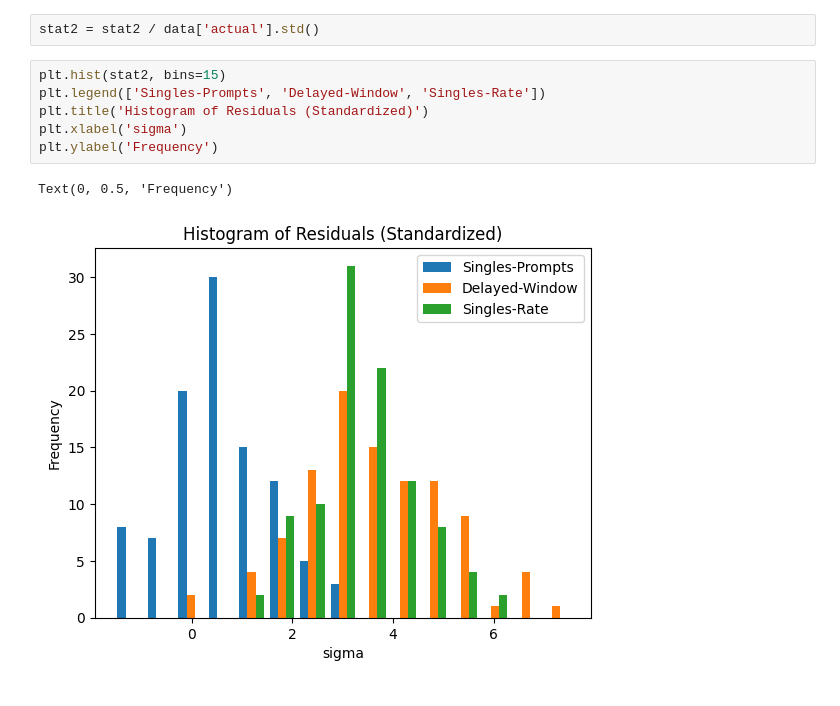
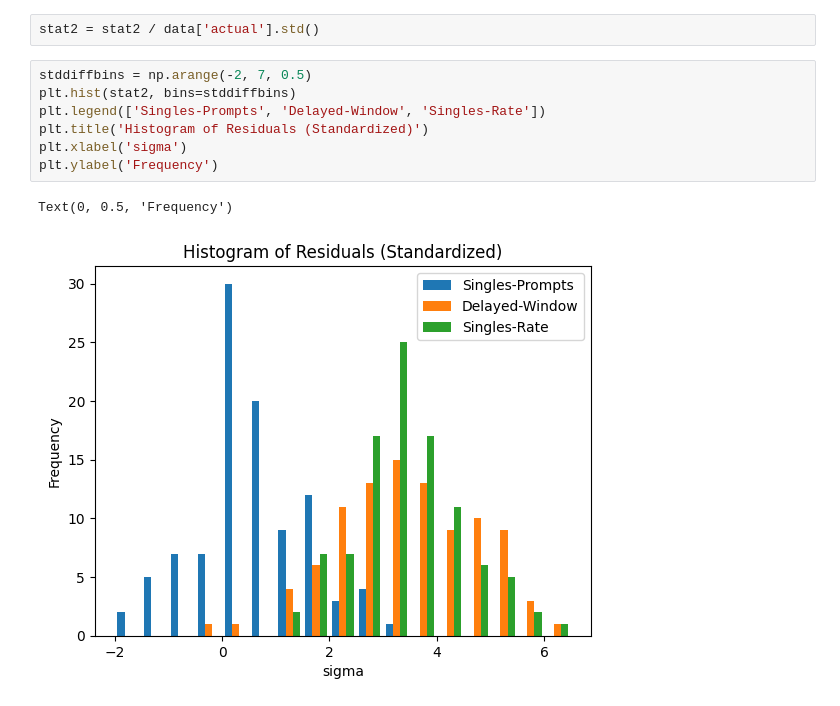
Before and after one commit to eeganr/petGATEsim, a Jupyter notebook: analysis/analysis.ipynb, the cells around one changed output. Drawn from its saved outputs; the diff is of its cells as text.

```diff
--- a/analysis/analysis.ipynb
+++ b/analysis/analysis.ipynb
@@ -96,11 +99,12 @@ stat2 = stat.copy()
 # %%
 stat2 = stat2 / data['actual'].std()
 # %%
-plt.hist(stat2, bins=15)
+stddiffbins = np.arange(-2, 7, 0.5)
+plt.hist(stat2, bins=stddiffbins)
 plt.legend(['Singles-Prompts', 'Delayed-Window', 'Singles-Rate'])
 plt.title('Histogram of Residuals (Standardized)')
 plt.xlabel('sigma')
 plt.ylabel('Frequency')
 # %% [output]
 Text(0, 0.5, 'Frequency')
-[figure, old version]
+[figure, new version]
```
Also changed, not shown: parts of 3 cells of this notebook, 2 other files.
